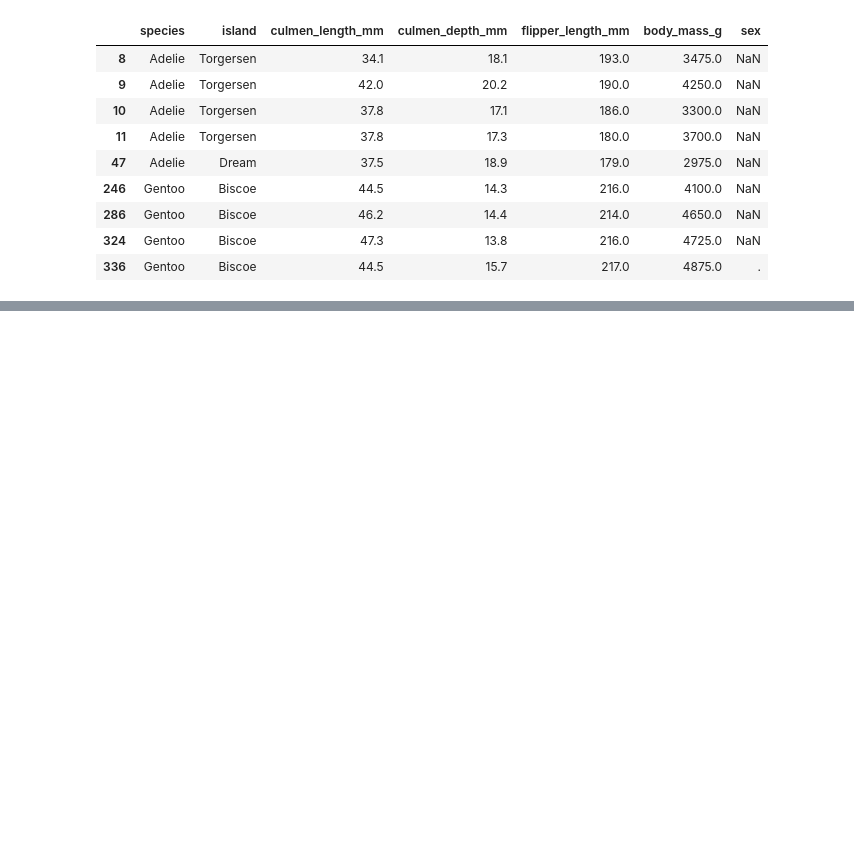
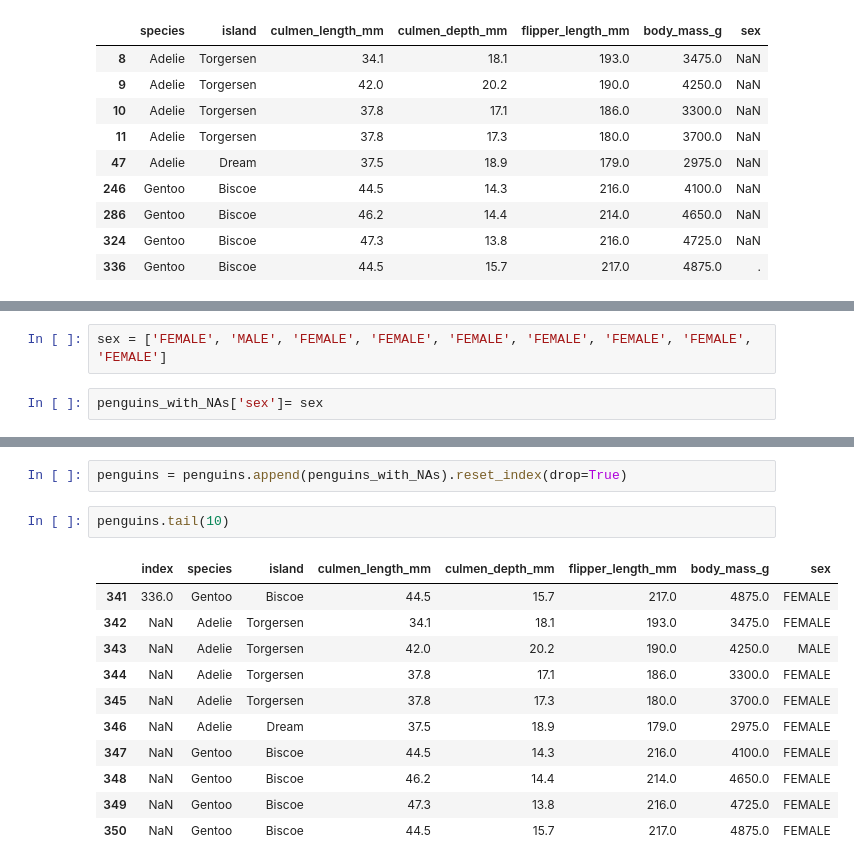
Before and after one commit to mxaxrxkx/ds_penguins_project, a Jupyter notebook: penguins_eda.ipynb, the cells around one changed output, grey strips where cells are left out. Drawn from its saved outputs; the diff is of its cells as text; blank space fills up the shorter version.

```diff
--- a/penguins_eda.ipynb
+++ b/penguins_eda.ipynb
@@ -393,0 +363,4 @@ sns.displot(data=adelie, x="culmen_depth_mm", hue='sex', ax=axes[1])
+# %%
+sex = ['FEMALE', 'MALE', 'FEMALE', 'FEMALE', 'FEMALE', 'FEMALE', 'FEMALE', 'FEMALE', 'FEMALE']
+# %%
+penguins_with_NAs['sex']= sex
@@ -393,0 +381,16 @@ sns.displot(data=adelie, x="culmen_depth_mm", hue='sex', ax=axes[1])
+# %%
+penguins = penguins.append(penguins_with_NAs).reset_index(drop=True)
+# %%
+penguins.tail(10)
+# %% [output]
+|  | index | species | island | culmen_length_mm | culmen_depth_mm | flipper_length_mm | body_mass_g | sex |
+| 341 | 336.0 | Gentoo | Biscoe | 44.5 | 15.7 | 217.0 | 4875.0 | FEMALE |
+| 342 | NaN | Adelie | Torgersen | 34.1 | 18.1 | 193.0 | 3475.0 | FEMALE |
+| 343 | NaN | Adelie | Torgersen | 42.0 | 20.2 | 190.0 | 4250.0 | MALE |
+| 344 | NaN | Adelie | Torgersen | 37.8 | 17.1 | 186.0 | 3300.0 | FEMALE |
+| 345 | NaN | Adelie | Torgersen | 37.8 | 17.3 | 180.0 | 3700.0 | FEMALE |
+| 346 | NaN | Adelie | Dream | 37.5 | 18.9 | 179.0 | 2975.0 | FEMALE |
+| 347 | NaN | Gentoo | Biscoe | 44.5 | 14.3 | 216.0 | 4100.0 | FEMALE |
+| 348 | NaN | Gentoo | Biscoe | 46.2 | 14.4 | 214.0 | 4650.0 | FEMALE |
+| 349 | NaN | Gentoo | Biscoe | 47.3 | 13.8 | 216.0 | 4725.0 | FEMALE |
+| 350 | NaN | Gentoo | Biscoe | 44.5 | 15.7 | 217.0 | 4875.0 | FEMALE |
```
Also changed, not shown: parts of 19 cells of this notebook.
